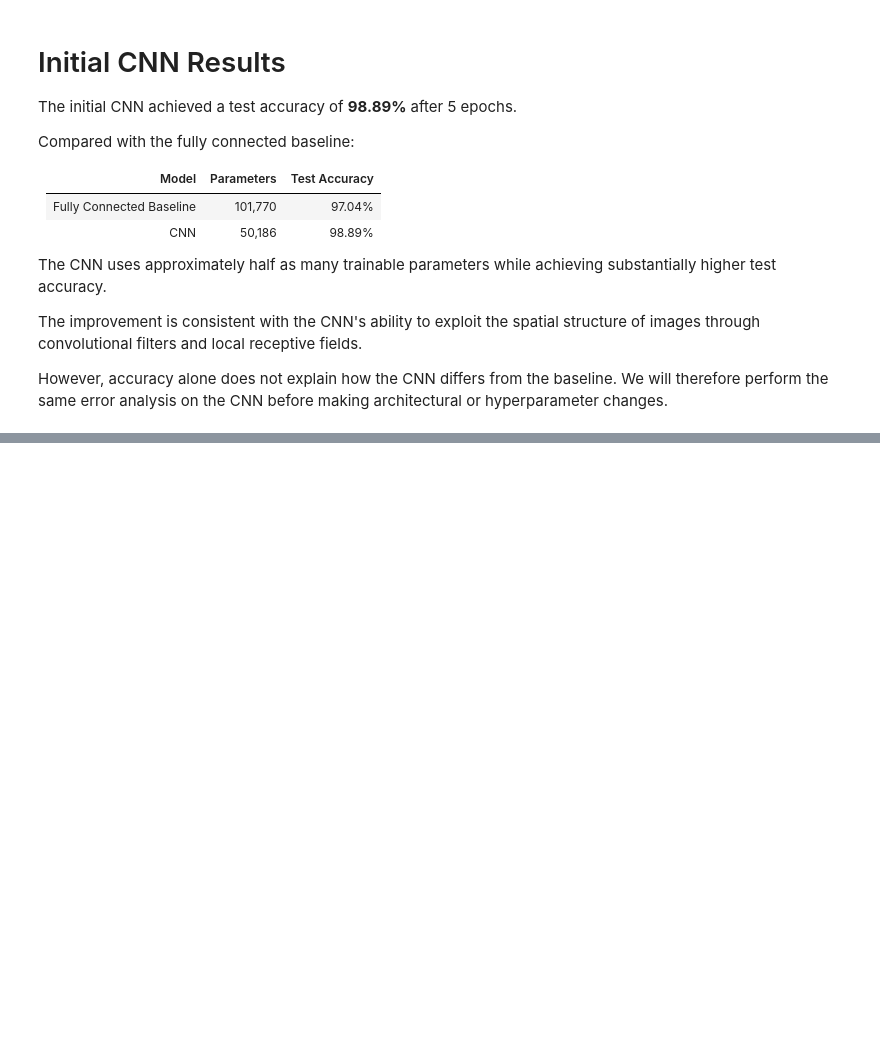
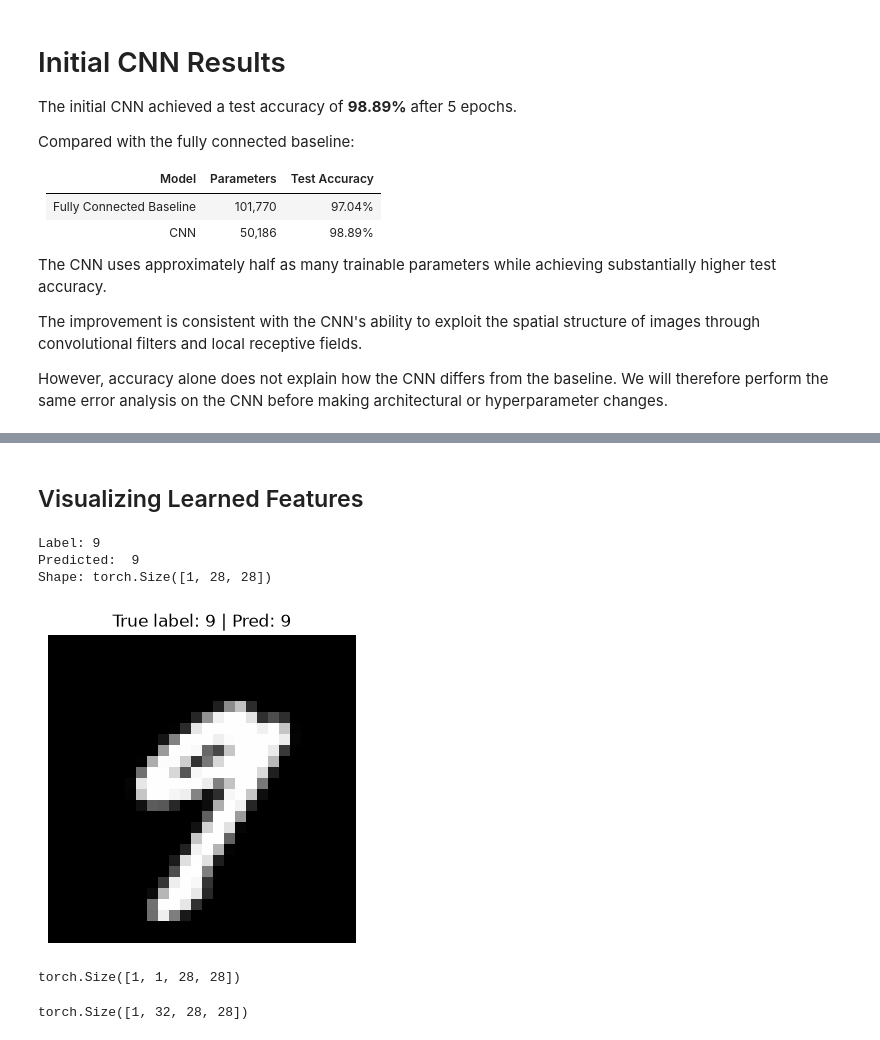
Before and after one commit to ttzeteny/digit-vision, a Jupyter notebook: ml/notebooks/03_cnn_model.ipynb, the cells around one changed output, grey strips where cells are left out. Cells and saved outputs as stored; diff of their text form; code cells hidden in the pictures; blank space fills up the shorter version.

```diff
--- a/ml/notebooks/03_cnn_model.ipynb
+++ b/ml/notebooks/03_cnn_model.ipynb
@@ -266,0 +381,41 @@ However, accuracy alone does not explain how the CNN differs from the baseline.
+# %% [markdown]
+## Visualizing Learned Features
+# %%
+sample_index = 20
+
+sample_image, sample_label = test_dataset[sample_index]
+sample_predicted = cnn_predictions[sample_index].item()
+
+print("Label:", sample_label)
+print("Predicted: ", sample_predicted)
+print("Shape:", sample_image.shape)
+# %% [output]
+Label: 9
+Predicted:  9
+Shape: torch.Size([1, 28, 28])
+# %%
+plt.figure(figsize=(4, 4))
+
+plt.imshow(sample_image.squeeze(), cmap="gray")
+plt.title(f"True label: {sample_label} | Pred: {sample_predicted}")
+plt.axis("off")
+
+plt.show()
+# %% [output]
+[figure, added]
+# %%
+sample_input = sample_image.unsqueeze(0).to(device)
+
+print(sample_input.shape)
+# %% [output]
+torch.Size([1, 1, 28, 28])
+# %%
+model.eval()
+
+with torch.no_grad():
+    x = model.features[0](sample_input)
+    x = model.features[1](x)
+
+print(x.shape)
+# %% [output]
+torch.Size([1, 32, 28, 28])
```
Also changed, not shown: parts of 15 cells of this notebook.
